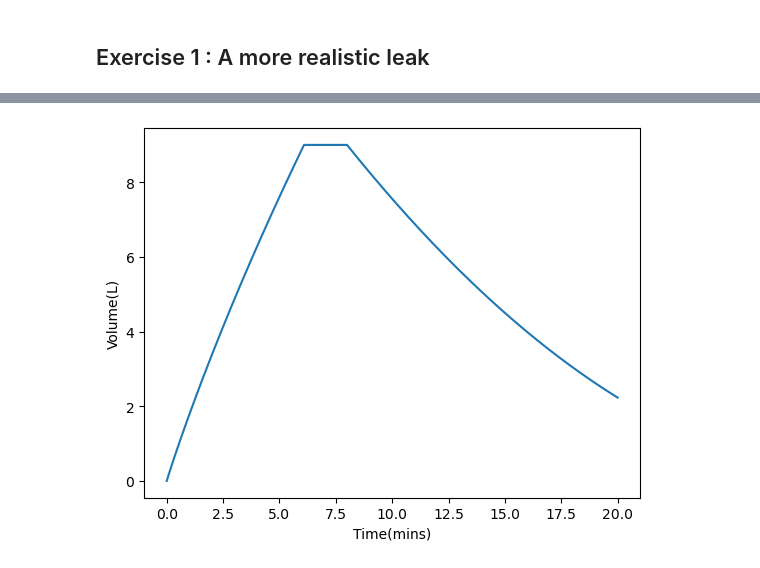
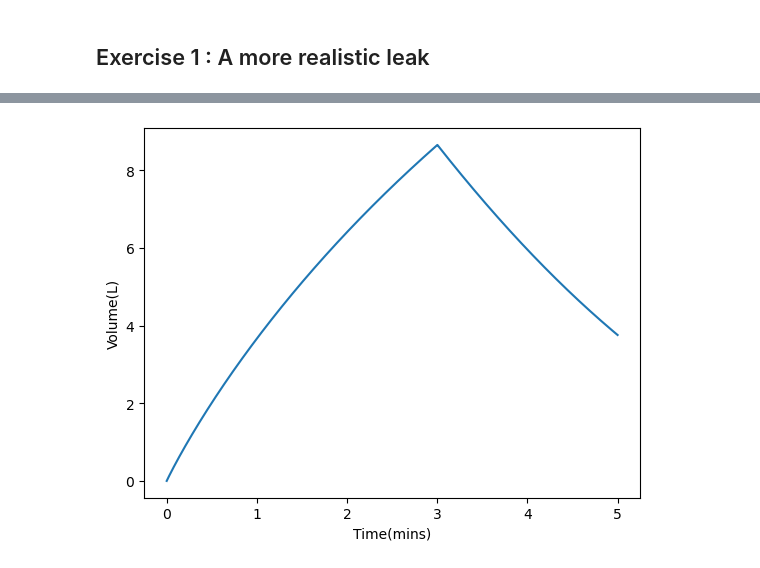
Before and after one commit to SPS-SP2273/learning-portfolio-enxinnn, a Jupyter notebook: numerical solutions/numerical_solutions_(need).ipynb, the cells around one changed output, grey strips where cells are left out. Saved outputs shown, nothing was run; the diff lists cells and outputs as text; code cells hidden in the pictures.

```diff
--- a/numerical solutions/numerical_solutions_(need).ipynb
+++ b/numerical solutions/numerical_solutions_(need).ipynb
@@ -302,37 +265,37 @@ plt.show()
-# %%
-def leak_rate(volume):
-    volume = volume/1000
-    height = volume / (700*10E-4)
-    speed = np.sqrt(2*9.8*height)
-    area = 15E-4
-    leak_rate = area*speed
-    return leak_rate
-
-tap_off_time = 8
-max_time = 20
-dt = .001
-rate = 2
-bucket_capacity = 9
-all_volume, all_time = [], []
-volume = 0
-time = 0
-
-while time <= max_time:
-    all_time.append(time)
-    all_volume.append(volume)
-    dV = rate * dt
-
-    leak_volume = leak_rate(volume)*1000 * dt
-    volume -= leak_volume
-
-    if (volume <= bucket_capacity) and (time < tap_off_time):
-        volume += dV
-
-    time += dt
-
-plt.plot(all_time, all_volume)
-plt.xlabel('Time(mins)')
-plt.ylabel('Volume(L)')
-plt.show()
-# %% [output]
-[figure, removed]
+# %%
+def leak_rate(volume):
+    volume = volume/1000
+    height = volume / (700*10E-4)
+    speed = np.sqrt(2*9.8*height)*60
+    area = 1E-4
+    leak_rate = area*speed
+    return leak_rate
+
+tap_off_time = 3
+max_time = 5
+dt = .001
+rate = 5
+bucket_capacity = 9
+all_volume, all_time = [], []
+volume = 0
+time = 0
+
+while time <= max_time:
+    all_time.append(time)
+    all_volume.append(volume)
+    dV = rate * dt
+
+    leak_volume = leak_rate(volume)*1000 * dt
+    volume -= leak_volume
+
+    if (volume <= bucket_capacity) and (time < tap_off_time):
+        volume += dV
+
+    time += dt
+
+plt.plot(all_time, all_volume)
+plt.xlabel('Time(mins)')
+plt.ylabel('Volume(L)')
+plt.show()
+# %% [output]
+[figure, added]
```
Also changed, not shown: parts of 1 cell of this notebook, 4 other files.
